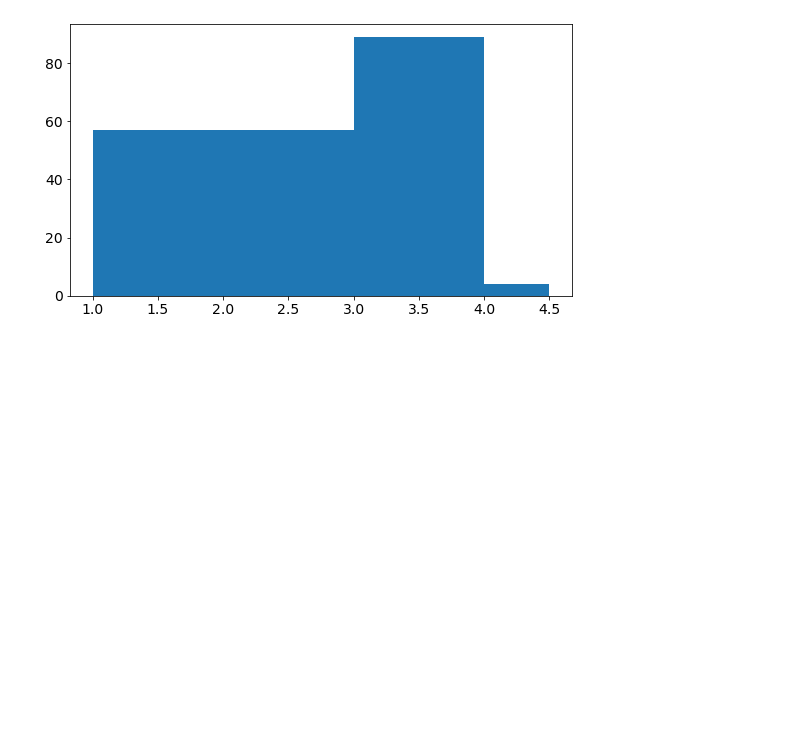
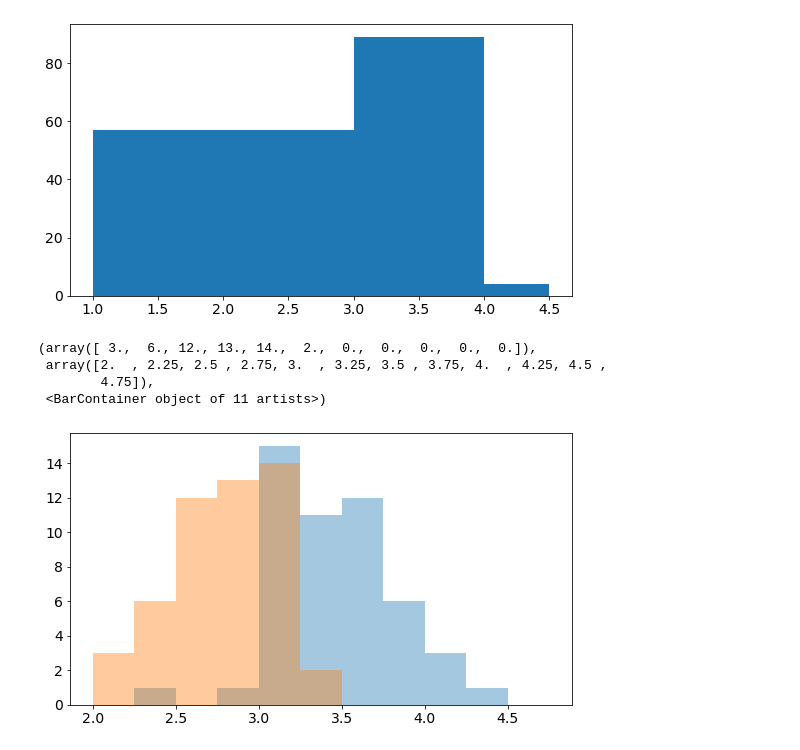
Before and after one commit to CarlosViniMSouza/DataAnalysisWithPython, a Jupyter notebook: notebooks/L04_Matplotlib.ipynb, the cells around one changed output. Drawn from its saved outputs; the diff is of its cells as text; code cells hidden in the pictures; blank space fills up the shorter version.

Commit message:
Next Topic: Bar Chart

```diff
--- a/notebooks/L04_Matplotlib.ipynb
+++ b/notebooks/L04_Matplotlib.ipynb
@@ -228,3 +231,16 @@ plt.hist(flowers_df.sepal_width, bins=[1, 3, 4, 4.5])
  array([1. , 3. , 4. , 4.5]),
  <BarContainer object of 3 artists>)
 [figure]
+# %%
+setosa_df = flowers_df[flowers_df.species == 'setosa']
+versicolor_df = flowers_df[flowers_df.species == 'versicolor']
+virginica_df = flowers_df[flowers_df.species == 'virginica']
+
+plt.hist(setosa_df.sepal_width, alpha=0.4, bins=np.arange(2, 5, 0.25))
+plt.hist(versicolor_df.sepal_width, alpha=0.4, bins=np.arange(2, 5, 0.25))
+# %% [output]
+(array([ 3.,  6., 12., 13., 14.,  2.,  0.,  0.,  0.,  0.,  0.]),
+ array([2.  , 2.25, 2.5 , 2.75, 3.  , 3.25, 3.5 , 3.75, 4.  , 4.25, 4.5 ,
+        4.75]),
+ <BarContainer object of 11 artists>)
+[figure, added]
```
Also changed, not shown: parts of 2 cells of this notebook, 2 other files.
